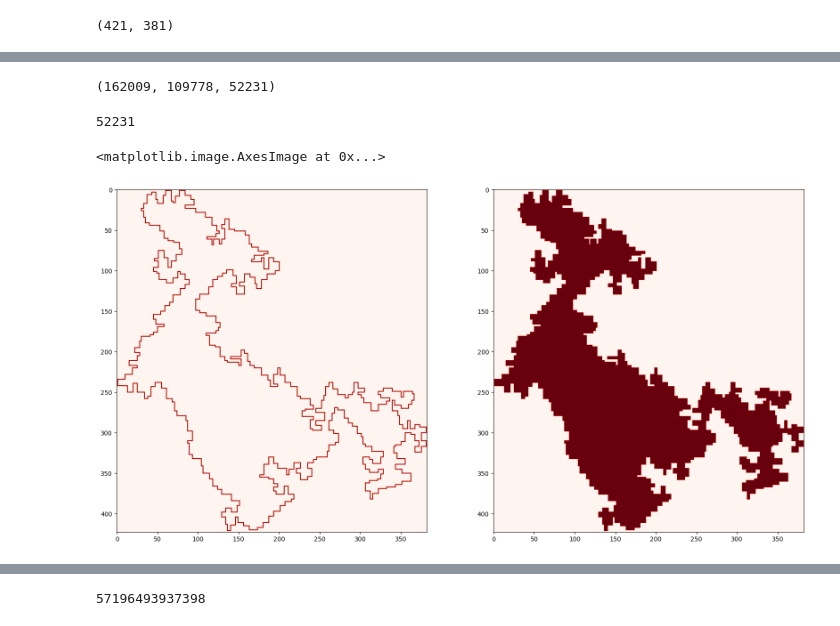
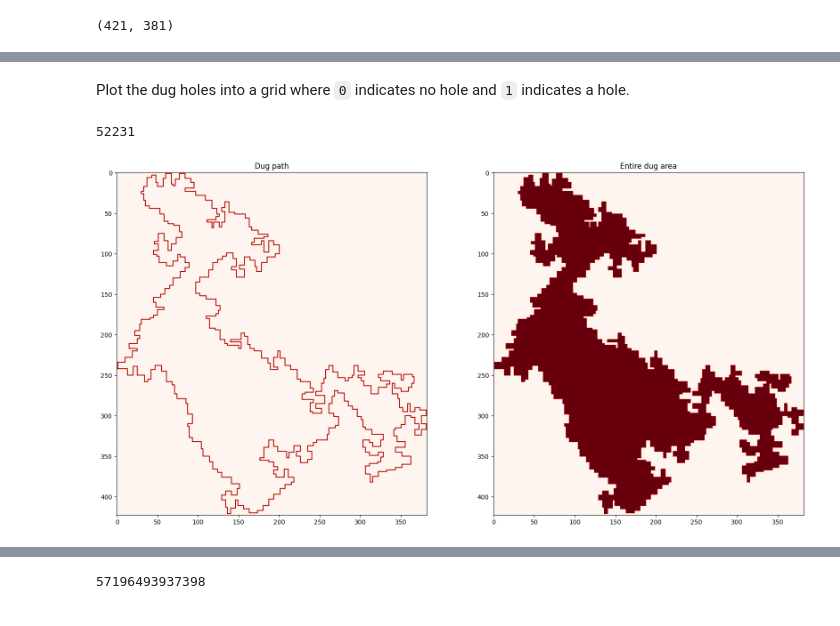
Before and after one commit to VillePuuska/AoC, a Jupyter notebook: 2023/day18.ipynb, the cells around one changed output, grey strips where cells are left out. Cells and saved outputs as stored; diff of their text form; code cells hidden in the pictures.

```diff
--- a/2023/day18.ipynb
+++ b/2023/day18.ipynb
@@ -70,10 +70,8 @@ while q:
         if (0 <= row+x <= max_row+1) and (0 <= col+y <= max_col+1) and (row+x, col+y) not in visited and grid[row+x][col+y] == 0:
             visited.add((row+x, col+y))
             q.append((row+x, col+y))
-# %%
-(max_row+2)*(max_col+2), len(visited), (max_row+2)*(max_col+2)-len(visited)
-# %% [output]
-(162009, 109778, 52231)
+# %% [markdown]
+Plot the dug holes into a grid where `0` indicates no hole and `1` indicates a hole.
 # %%
 grid_filled = [[1]*(max_col+2) for _ in range(max_row+2)]
 
@@ -89,10 +87,11 @@ import matplotlib.pyplot as plt
 # %%
 arr = np.array(grid)
 arr_filled = np.array(grid_filled)
 
 fig, axs = plt.subplots(1, 2, figsize=(20, 10))
 axs[0].imshow(arr, cmap=plt.cm.Reds)
+axs[0].set_title('Dug path')
 axs[1].imshow(arr_filled, cmap=plt.cm.Reds)
+axs[1].set_title('Entire dug area');
 # %% [output]
-<matplotlib.image.AxesImage at 0x...>
-[figure, old version]
+[figure, new version]
```
Also changed, not shown: parts of 20 cells of this notebook.
